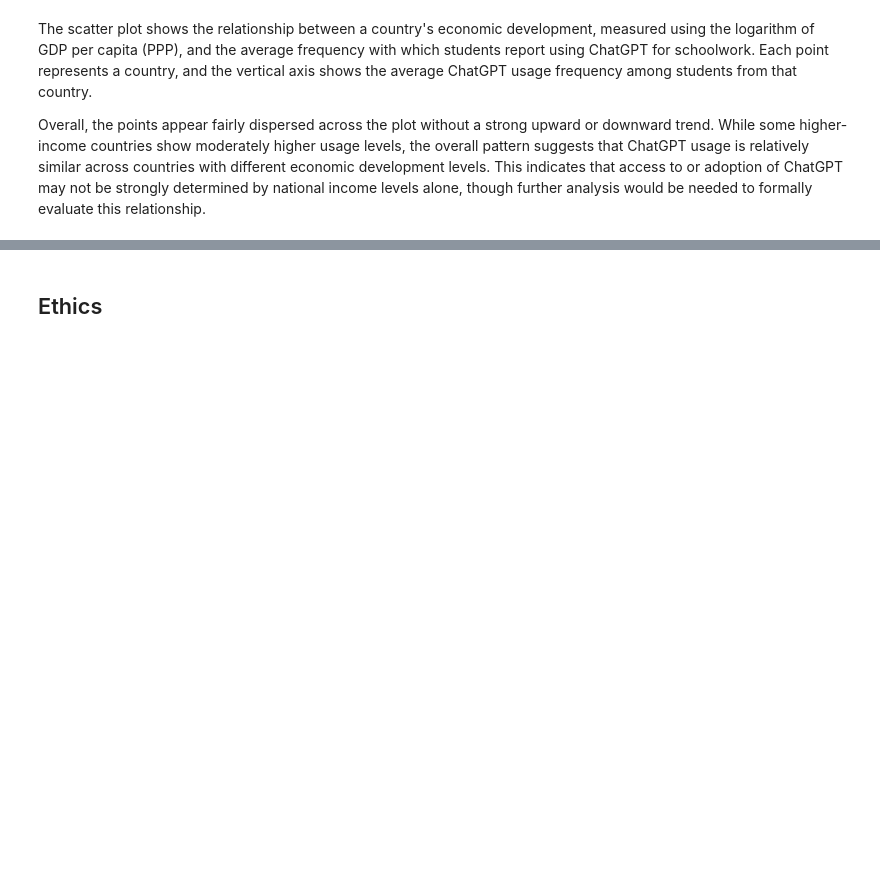
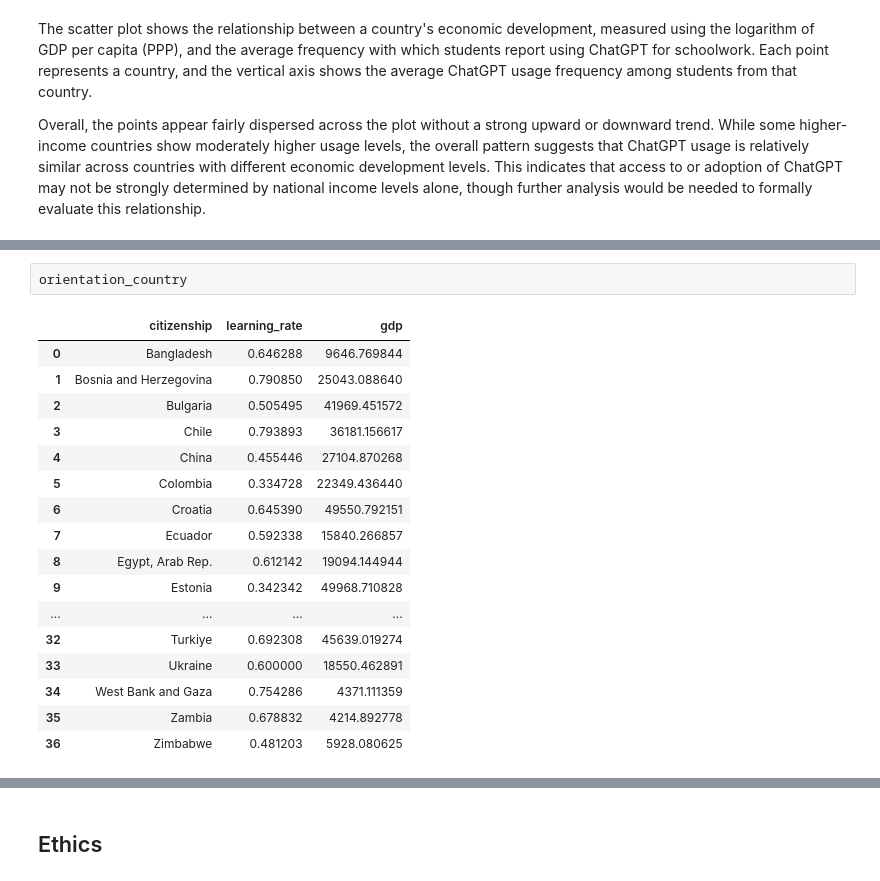
Before and after one commit to COGS108/Group123_WI26, a Jupyter notebook: 02-EDACheckpoint.ipynb, the cells around one changed output, grey strips where cells are left out. Saved outputs shown, nothing was run; the diff lists cells and outputs as text; blank space fills up the shorter version.

```diff
--- a/02-EDACheckpoint.ipynb
+++ b/02-EDACheckpoint.ipynb
@@ -1120,0 +1190,20 @@ df
+# %%
+orientation_country
+# %% [output]
+|  | citizenship | learning_rate | gdp |
+| 0 | Bangladesh | 0.646288 | 9646.769844 |
+| 1 | Bosnia and Herzegovina | 0.790850 | 25043.088640 |
+| 2 | Bulgaria | 0.505495 | 41969.451572 |
+| 3 | Chile | 0.793893 | 36181.156617 |
+| 4 | China | 0.455446 | 27104.870268 |
+| 5 | Colombia | 0.334728 | 22349.436440 |
+| 6 | Croatia | 0.645390 | 49550.792151 |
+| 7 | Ecuador | 0.592338 | 15840.266857 |
+| 8 | Egypt, Arab Rep. | 0.612142 | 19094.144944 |
+| 9 | Estonia | 0.342342 | 49968.710828 |
+| ... | ... | ... | ... |
+| 32 | Turkiye | 0.692308 | 45639.019274 |
+| 33 | Ukraine | 0.600000 | 18550.462891 |
+| 34 | West Bank and Gaza | 0.754286 | 4371.111359 |
+| 35 | Zambia | 0.678832 | 4214.892778 |
+| 36 | Zimbabwe | 0.481203 | 5928.080625 |
```
Also changed, not shown: parts of 18 cells of this notebook.
